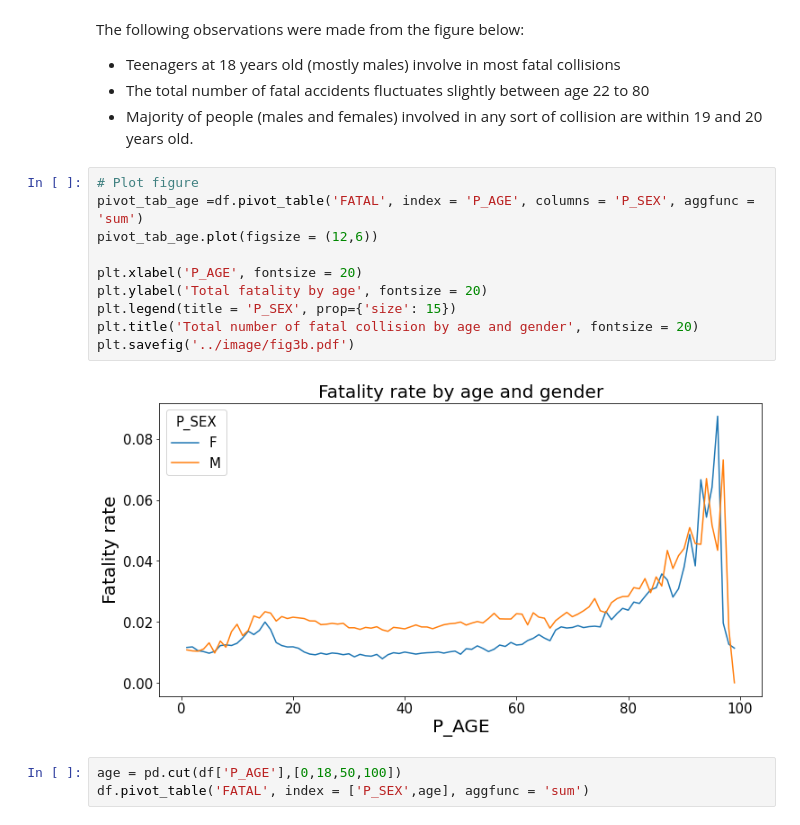
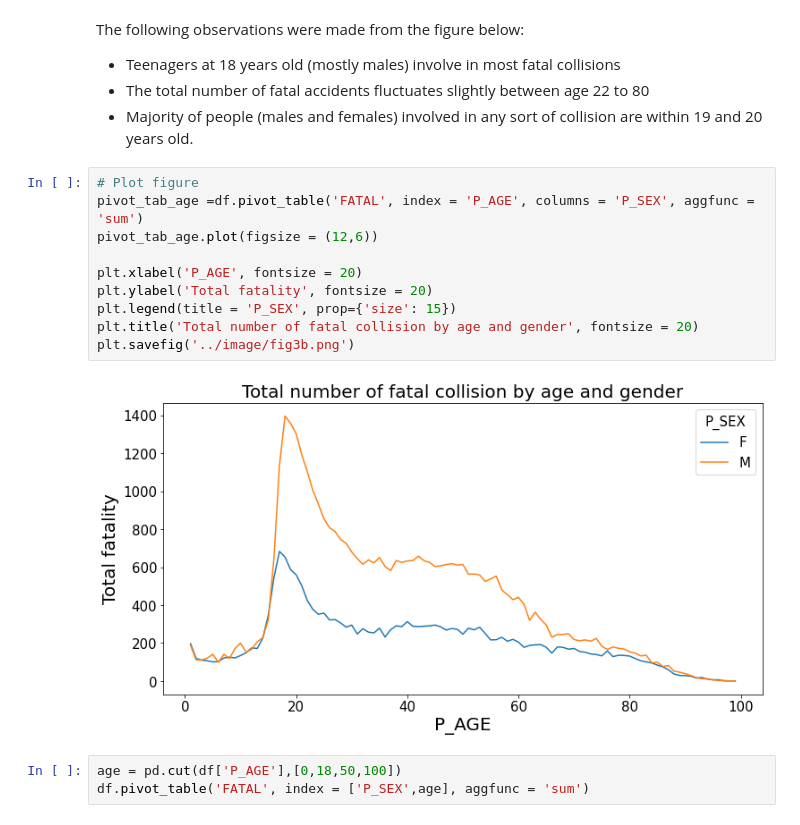
Before and after one commit to Owerre/imbalanced-learning, a Jupyter notebook: canada-collision/notebooks/02-eda.ipynb, the cells around one changed output. Cells and saved outputs as stored; diff of their text form.

```diff
--- a/canada-collision/notebooks/02-eda.ipynb
+++ b/canada-collision/notebooks/02-eda.ipynb
@@ -87,15 +87,15 @@ The following observations were made from the figure below:
 # %%
 # Plot figure
 pivot_tab_age =df.pivot_table('FATAL', index = 'P_AGE', columns = 'P_SEX', aggfunc = 'sum')
 pivot_tab_age.plot(figsize = (12,6))
 
 plt.xlabel('P_AGE', fontsize = 20)
-plt.ylabel('Total fatality by age', fontsize = 20)
+plt.ylabel('Total fatality', fontsize = 20)
 plt.legend(title = 'P_SEX', prop={'size': 15})
 plt.title('Total number of fatal collision by age and gender', fontsize = 20)
-plt.savefig('../image/fig3b.pdf')
+plt.savefig('../image/fig3b.png')
 # %% [output]
-[figure, old version]
+[figure, new version]
 # %%
 age = pd.cut(df['P_AGE'],[0,18,50,100])
 df.pivot_table('FATAL', index = ['P_SEX',age], aggfunc = 'sum')
```
Also changed, not shown: 1 other file.
